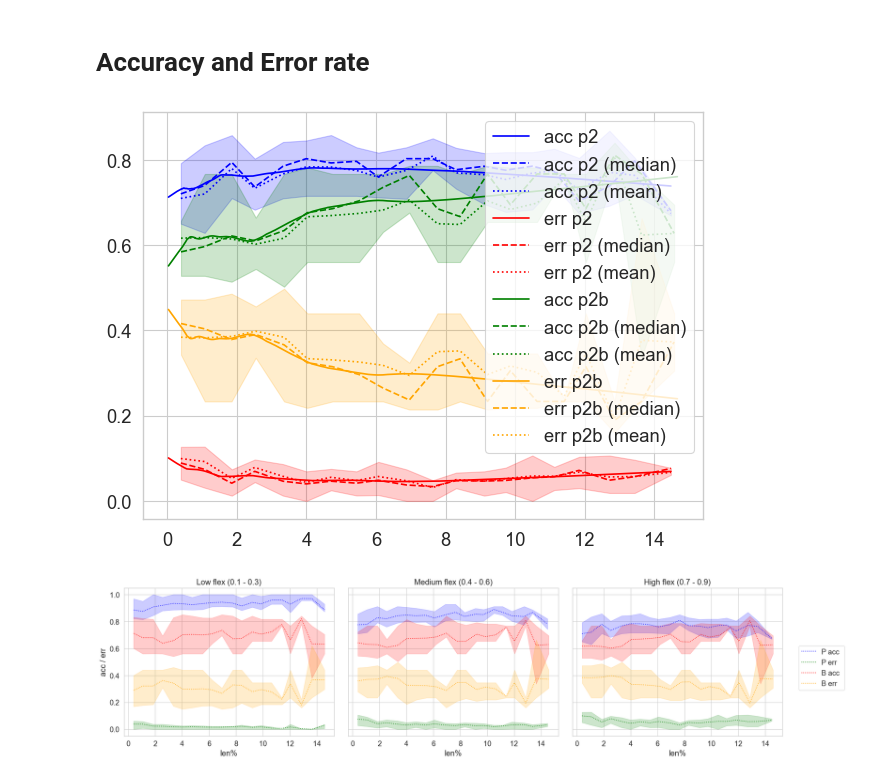
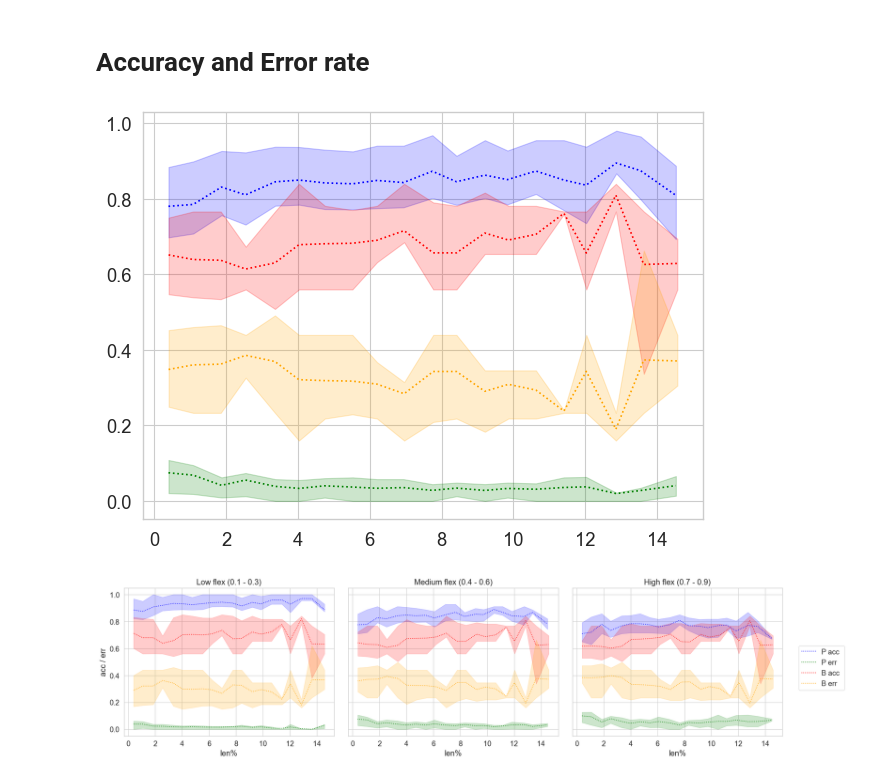
Before and after one commit to utop1an/locm3, a Jupyter notebook: src/examples/plot_all.ipynb, the cells around one changed output. Saved outputs shown, nothing was run; the diff lists cells and outputs as text; code cells hidden in the pictures.

```diff
--- a/src/examples/plot_all.ipynb
+++ b/src/examples/plot_all.ipynb
@@ -29,6 +29,7 @@ to_folder_path = "../../output/total/"
 to_df = pd.read_csv(os.path.join(to_folder_path, "acceptance_rate.csv"))
 to_df.columns = to_df.columns.str.strip()
 to_df['len%'] = to_df['len%'].astype(float) * 100.0
+to_df['domain'] = to_df['domain'].str.strip()
 
 flexs = [0.1, 0.4, 0.7]
 
@@ -47,9 +48,9 @@ sns.set_context("paper", font_scale=1.5)
 # 2) optional seaborn theme
 sns.set_style("whitegrid")
 # %%
-p2_df_len = p2_df.sort_values(by='len%')
-p2b_df_len = p2b_df.sort_values(by='len%')
-to_df_len = to_df.sort_values(by='len%')
+p2_df_len = p2_df.sort_values(by='len%').copy()
+p2b_df_len = p2b_df.sort_values(by='len%').copy()
+to_df_len = to_df.sort_values(by='len%').copy()
 
 # Apply LOWESS to full valid_exe
 valid_smoothed_p2 = lowess(p2_df_len['acceptance_rate'], p2_df_len['len%'], frac=0.3)
@@ -234,14 +310,14 @@ for i, (fmin, fmax, ftype) in enumerate(flex_ranges):
     to_smooth  = smooth_by_binning(to_df_len)
 
     # Plot smoothed lines
-    ax.plot(p2_smooth ['len_mean'],  p2_smooth ['valid_mean'],   color='blue',   label='P  valid')
-    ax.plot(p2_smooth ['len_mean'],  p2_smooth ['invalid_mean'], color='blue',   label='P  invalid', linestyle=':')
+    ax.plot(p2_smooth ['len_mean'],  p2_smooth ['valid_mean'],   color='blue')
+    ax.plot(p2_smooth ['len_mean'],  p2_smooth ['invalid_mean'], color='blue', linestyle=':')
 
-    ax.plot(p2b_smooth['len_mean'],  p2b_smooth['valid_mean'],   color='red',  label='P valid')
-    ax.plot(p2b_smooth['len_mean'],  p2b_smooth['invalid_mean'], color='red',  label='P invalid', linestyle=':')
+    ax.plot(p2b_smooth['len_mean'],  p2b_smooth['valid_mean'],   color='red')
+    ax.plot(p2b_smooth['len_mean'],  p2b_smooth['invalid_mean'], color='red', linestyle=':')
 
-    ax.plot(to_smooth ['len_mean'],  to_smooth ['valid_mean'],   color='green',    label='L2 valid')
-    ax.plot(to_smooth ['len_mean'],  to_smooth ['invalid_mean'], color='green',    label='L2 invalid', linestyle=':')
+    ax.plot(to_smooth ['len_mean'],  to_smooth ['valid_mean'],   color='green')
+    ax.plot(to_smooth ['len_mean'],  to_smooth ['invalid_mean'], color='green', linestyle=':')
 
     ax.set_title(f"{ftype} flex ({fmin:.1f} - {fmax:.1f})")
     ax.set_xlabel("len %")
@@ -249,9 +325,7 @@ for i, (fmin, fmax, ftype) in enumerate(flex_ranges):
         ax.set_ylabel("acceptance rate")
     ax.grid(True)
 
-# Single legend outside the plot grid
-handles, labels = axes[-1].get_legend_handles_labels()
-fig.legend(handles, labels, loc="center left", bbox_to_anchor=(1.0, 0.5))
+
 
 plt.tight_layout(rect=[0, 0, 1, 1])  # room for legend
 plt.show()
@@ -309,47 +383,38 @@ def compute_percentile_band(df, x_col, y_col, bins=20):
 band_acc_p2 = compute_percentile_band(p2_df_len, 'len%', 'accuracy')
 band_err_p2 = compute_percentile_band(p2_df_len, 'len%', 'error_rate')
 
 band_acc_p2b = compute_percentile_band(p2b_df_len, 'len%', 'accuracy')
 band_err_p2b = compute_percentile_band(p2b_df_len, 'len%', 'error_rate')
 
 acc_p2 = lowess(p2_df_len['accuracy'], p2_df_len['len%'], frac=0.3)
 err_p2 = lowess(p2_df_len['error_rate'], p2_df_len['len%'], frac=0.3)
 
 acc_p2b = lowess(p2b_df_len['accuracy'], p2b_df_len['len%'], frac=0.3)
 err_p2b = lowess(p2b_df_len['error_rate'], p2b_df_len['len%'], frac=0.3)
 
-plt.plot(acc_p2[:, 0], acc_p2[:, 1], label='acc p2', color='blue')
 plt.fill_between(band_acc_p2['len_mid'], band_acc_p2['p25'], band_acc_p2['p75'], color='blue', alpha=0.2)
-plt.plot(band_acc_p2['len_mid'], band_acc_p2['p50'], label='acc p2 (median)', color='blue', linestyle='--')
 plt.plot(band_acc_p2['len_mid'], band_acc_p2['mean'], label='acc p2 (mean)', color='blue', linestyle=':')
 
 
-plt.plot(err_p2[:, 0], err_p2[:, 1], label='err p2', color='red')
-plt.fill_between(band_err_p2['len_mid'], band_err_p2['p25'], band_err_p2['p75'], color='red', alpha=0.2)
-plt.plot(band_err_p2['len_mid'], band_err_p2['p50'], label='err p2 (median)', color='red', linestyle='--')
-plt.plot(band_err_p2['len_mid'], band_err_p2['mean'], label='err p2 (mean)', color='red', linestyle=':')
+plt.fill_between(band_err_p2['len_mid'], band_err_p2['p25'], band_err_p2['p75'], color='green', alpha=0.2)
+plt.plot(band_err_p2['len_mid'], band_err_p2['mean'], label='err p2 (mean)', color='green', linestyle=':')
 
 
-plt.plot(acc_p2b[:, 0], acc_p2b[:, 1], label='acc p2b', color='green')
-plt.fill_between(band_acc_p2b['len_mid'], band_acc_p2b['p25'], band_acc_p2b['p75'], color='green', alpha=0.2)
-plt.plot(band_acc_p2b['len_mid'], band_acc_p2b['p50'], label='acc p2b (median)', color='green', linestyle='--')
-plt.plot(band_acc_p2b['len_mid'], band_acc_p2b['mean'], label='acc p2b (mean)', color='green', linestyle=':')
+plt.fill_between(band_acc_p2b['len_mid'], band_acc_p2b['p25'], band_acc_p2b['p75'], color='red', alpha=0.2)
+plt.plot(band_acc_p2b['len_mid'], band_acc_p2b['mean'], label='acc p2b (mean)', color='red', linestyle=':')
 
 
-plt.plot(err_p2b[:, 0], err_p2b[:, 1], label='err p2b', color='orange')
 plt.fill_between(band_err_p2b['len_mid'], band_err_p2b['p25'], band_err_p2b['p75'], color='orange', alpha=0.2)
-plt.plot(band_err_p2b['len_mid'], band_err_p2b['p50'], label='err p2b (median)', color='orange', linestyle='--')
 plt.plot(band_err_p2b['len_mid'], band_err_p2b['mean'], label='err p2b (mean)', color='orange', linestyle=':')
 
 
 # Combine into dataframe for seaborn
 
 
-plt.legend()
 plt.tight_layout()
 plt.show()
 # %% [output]
-[figure, old version]
+[figure, new version]
 # %%
 flex_ranges = [(0.1, 0.3, 'Low'), (0.4, 0.6, 'Medium'), (0.7, 0.9, 'High')]
 
```
Also changed, not shown: parts of 7 cells of this notebook, 13 other files.
